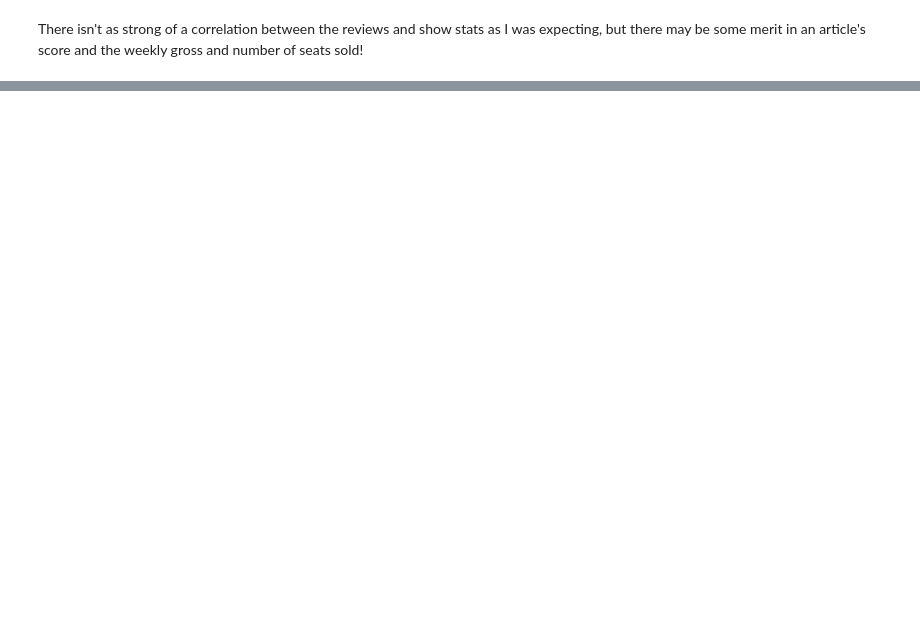
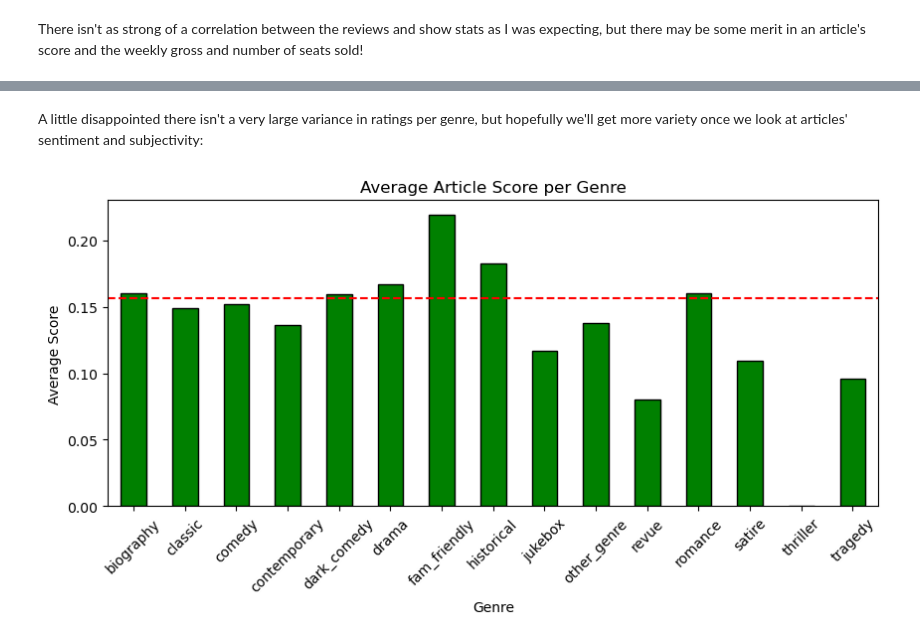
Before and after one commit to kai-tama/Capstone-3, a Jupyter notebook: Notebooks/EDA and Preprocessing.ipynb, the cells around one changed output, grey strips where cells are left out. Saved outputs shown, nothing was run; the diff lists cells and outputs as text; code cells hidden in the pictures; blank space fills up the shorter version.

```diff
--- a/Notebooks/EDA and Preprocessing.ipynb
+++ b/Notebooks/EDA and Preprocessing.ipynb
@@ -716,0 +692,10 @@ df.to_csv('spacy_results.csv')
+# %%
+fix_title = {'L.A. Law':"A Soldier's Play", 'screaming':'Jagged Little Pill', 'Hair':'Soft',
+             "There's a place for us. Somewhere, a place for us.":'West Side Story',
+             'Sex and the City':'Is There Still Sex in the City?', 'haenyeos':'Endlings',
+             "An Artist's Story":'Chekhov/Tolstoy: Love Stories', 'Girl From The NorthCountry':'Girl from the North Country',
+             'Oklahoma':'Oklahoma!', "Ain't Too Proud, Jersey Boys":'Harmony',
+             "for colored girls who have considered suicide/when the rainbow is enuf":"For Colored Girls Who Have Considered Suicide/When the Rainbow Is Enuf"}
+
+final['show_title'].replace(fix_title, inplace=True)
+agg_final['show_title'].replace(fix_title, inplace=True)
@@ -716,0 +844,18 @@ df.to_csv('spacy_results.csv')
+# %%
+def check_type(show):
+    if show in musicals:
+        return 'musical'
+    elif show in plays:
+        return 'play'
+    else:
+        return 'other'
+
+final['type'] = final['show_title'].apply(check_type)
+agg_final['type'] = agg_final['show_title'].apply(check_type)
+# %%
+def assign_genre(show):
+    assigned_genres = [genre for genre, shows in genres.items() if show in shows]
+    return ', '.join(assigned_genres) if assigned_genres else 'n/a'
+
+final['genre'] = final['show_title'].apply(assign_genre)
+agg_final['genre'] = agg_final['show_title'].apply(assign_genre)
@@ -716,0 +936,18 @@ df.to_csv('spacy_results.csv')
+# %% [markdown]
+A little disappointed there isn't a very large variance in ratings per genre, but hopefully we'll get more variety once we look at articles' sentiment and subjectivity:
+# %%
+avg_article_rating = final.groupby('genre')['article_score'].mean(numeric_only=True)
+overall_mean = final['article_score'].mean()
+
+plt.figure(figsize=(10,4))
+avg_article_rating.plot.bar(width=0.5, color='green', edgecolor='black', linewidth=1)
+plt.axhline(overall_mean, color='red', linestyle='--')
+
+plt.title('Average Article Score per Genre')
+plt.xlabel('Genre')
+plt.ylabel('Average Score')
+
+plt.xticks(rotation=45)
+plt.show()
+# %% [output]
+[figure, added]
```
Also changed, not shown: parts of 53 cells of this notebook.
